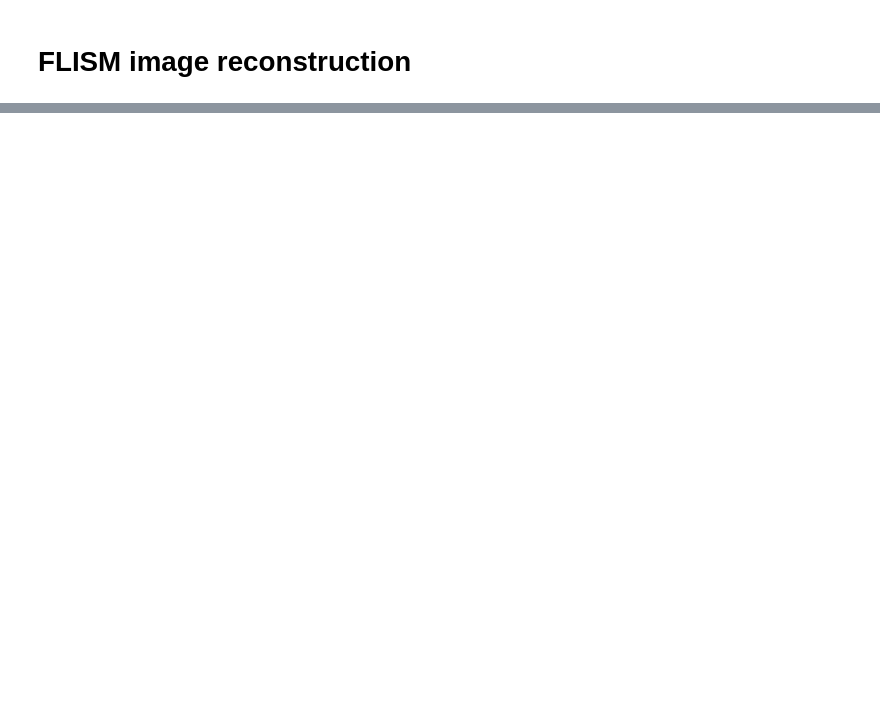
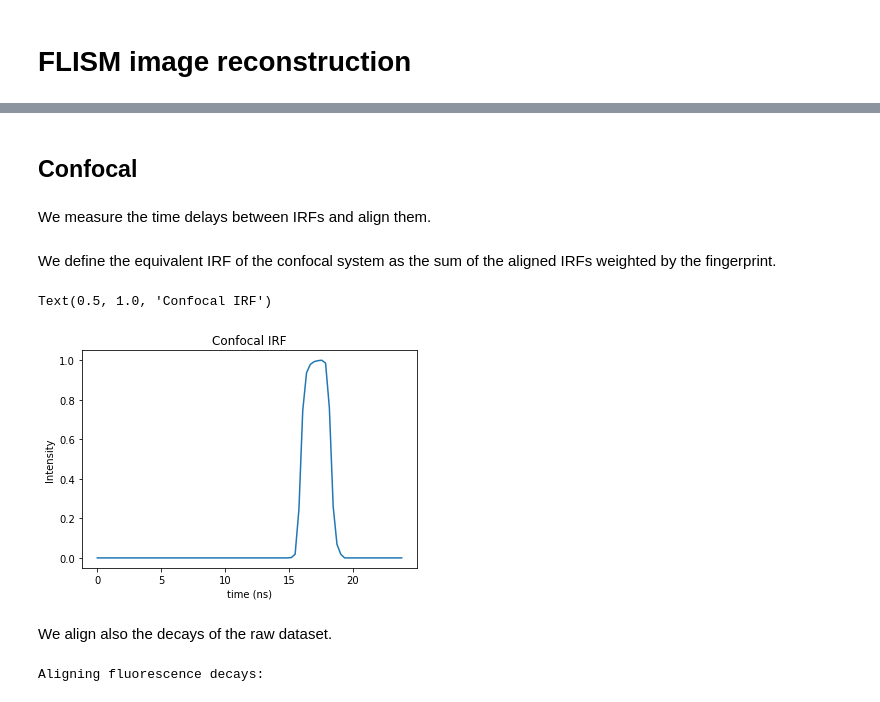
Before and after one commit to VicidominiLab/s2ISM, a Jupyter notebook: examples/Reconstruction_lifetime.ipynb, the cells around one changed output, grey strips where cells are left out. Drawn from its saved outputs; the diff is of its cells as text; code cells hidden in the pictures; blank space fills up the shorter version.

```diff
--- a/examples/Reconstruction_lifetime.ipynb
+++ b/examples/Reconstruction_lifetime.ipynb
@@ -235,4 +286,43 @@ We define the equivalent IRF of the confocal system as the sum of the IRFs weigh
+# %% [markdown]
+## Confocal
+# %% [markdown]
+We measure the time delays between IRFs and align them.
+# %%
+nch = dset_irf.shape[-1]
+time_delay = np.empty(nch)
+
+irf_shifted = np.empty_like(dset_irf)
+
+for i in range(dset_irf.shape[-1]):
+    time_delay[i] = phase_cross_correlation(final_irf[:, 12], final_irf[:, i], upsample_factor=10, normalization=None)[0].item()
+    irf_shifted[:, i] = shift(final_irf[:, i], time_delay[i], order = 1, mode='grid-wrap')
+# %% [markdown]
+We define the equivalent IRF of the confocal system as the sum of the aligned IRFs weighted by the fingerprint.
 # %%
 fingerprint = dset.sum( (0,1,2) )
-irf_sum = np.einsum('ij,j', dset_irf, fingerprint)
+irf_sum = np.einsum('ij,j', irf_shifted, fingerprint)
 irf_sum /= irf_sum.max()
+# %%
+plt.figure()
+plt.plot(time, irf_sum)
+plt.xlabel('time (ns)')
+plt.ylabel('Intensity')
+plt.title('Confocal IRF')
+# %% [output]
+Text(0.5, 1.0, 'Confocal IRF')
+[figure, added]
+# %% [markdown]
+We align also the decays of the raw dataset.
+# %%
+dset_shifted = np.empty_like(dset)
+
+spatiotemporal_shift_vectors = np.zeros((dset.ndim - 1, nch))
+spatiotemporal_shift_vectors[-1] = time_delay
+
+print('Aligning fluorescence decays: \n')
+for i in trange(nch):
+    dset_shifted[..., i] = shift(dset[..., i], spatiotemporal_shift_vectors[:, i], order = 1, mode='grid-wrap')
+
+dset_sum = dset_shifted.sum(-1)
+# %% [output]
+Aligning fluorescence decays:
```
Also changed, not shown: parts of 27 cells of this notebook.
